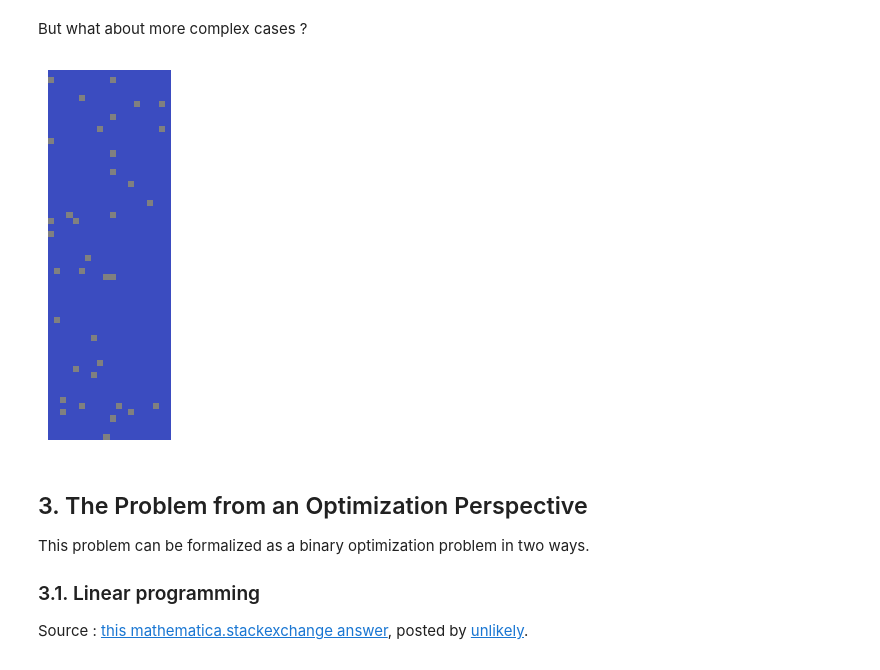
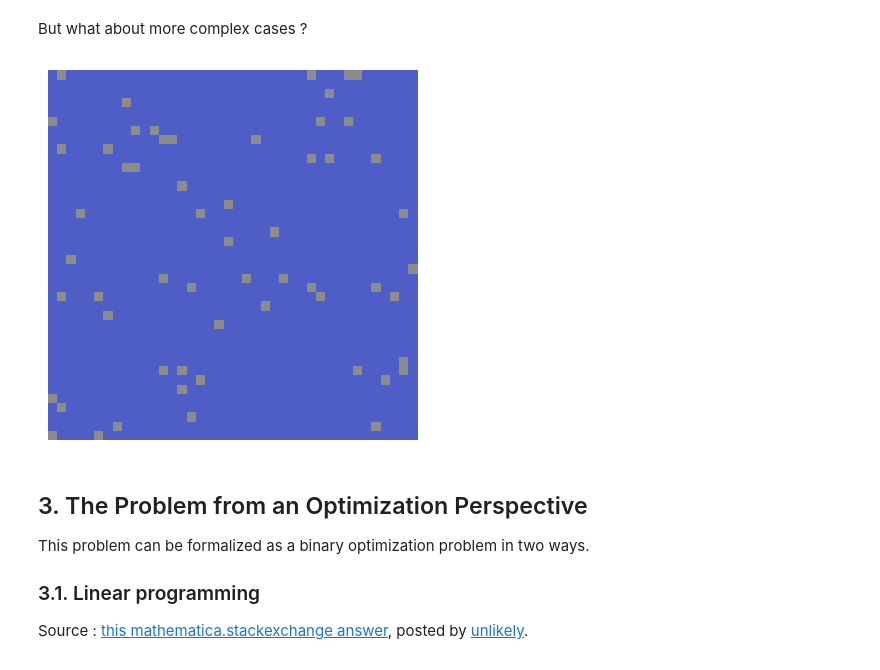
Before and after one commit to CyrilJl/OptiMask, a Jupyter notebook: notebooks/Optimask.ipynb, the cells around one changed output. Saved outputs shown, nothing was run; the diff lists cells and outputs as text; code cells hidden in the pictures.

```diff
--- a/notebooks/Optimask.ipynb
+++ b/notebooks/Optimask.ipynb
@@ -9,44 +9,3 @@ from optimask import OptiMask
-# %%
-def plot(data, rows_to_keep=None, cols_to_keep=None, rows_to_remove=None, cols_to_remove=None, figsize=None, title=None, xticks=None, yticks=None, show=True):
-    cmap = plt.get_cmap("coolwarm")
-    cmap.set_bad('grey')
-    x = data.copy()
-    m, n = data.shape
-
-    if rows_to_keep is not None:
-        x[[i for i in range(m) if i not in rows_to_keep]] += 1
-    if cols_to_keep is not None:
-        x[:, [j for j in range(n) if j not in cols_to_keep]] += 1
-    if rows_to_remove is not None:
-        x[rows_to_remove] += 1
-    if cols_to_remove is not None:
-        x[:, cols_to_remove] += 1
-
-    if figsize:
-        plt.figure(figsize=figsize)
-
-    plt.pcolormesh(np.clip(x, 0, 1), cmap=cmap)
-    plt.gca().set_aspect('equal')
-    plt.title(title)
-
-    if xticks is not None:
-        plt.xticks(np.arange(n)+0.5, xticks, rotation=90, size='x-small')
-    if yticks is not None:
-        plt.yticks(np.arange(m)+0.5, yticks, size='x-small')
-    if (xticks is None) and (xticks is None):
-        plt.gca().axis('off')
-
-    if show:
-        plt.show()
-
-
-def generate_random(m, n, ratio):
-    """Missing at random arrays"""
-    arr = np.zeros((m, n))
-    nan_count = int(ratio * m * n)
-    indices = np.random.choice(m * n, nan_count, replace=False)
-    arr.flat[indices] = np.nan
-    return arr
 # %% [markdown]
 ## 1. OptiMask API
 
@@ -220,13 +179,13 @@ plt.show()
 # %% [markdown]
 But what about more complex cases ?
 # %%
-m, n = 60, 20
+m, n = 40, 40
 ratio = 0.03
-x = generate_random(m, n, ratio)
+x = generate_mar(m, n, ratio)
 
 plot(x)
 # %% [output]
-[figure, old version]
+[figure, new version]
 # %% [markdown]
 ## 3. The Problem from an Optimization Perspective
 
```
Also changed, not shown: parts of 25 cells of this notebook, 5 other files.
